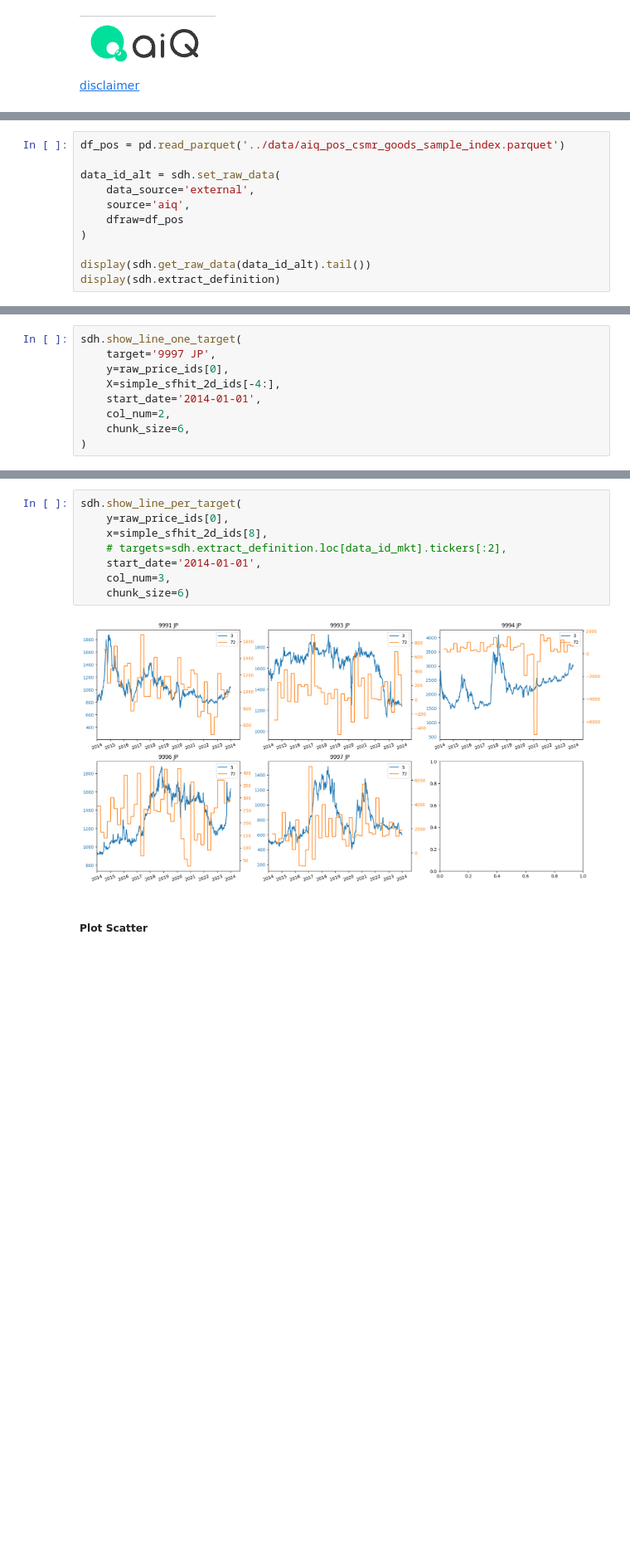
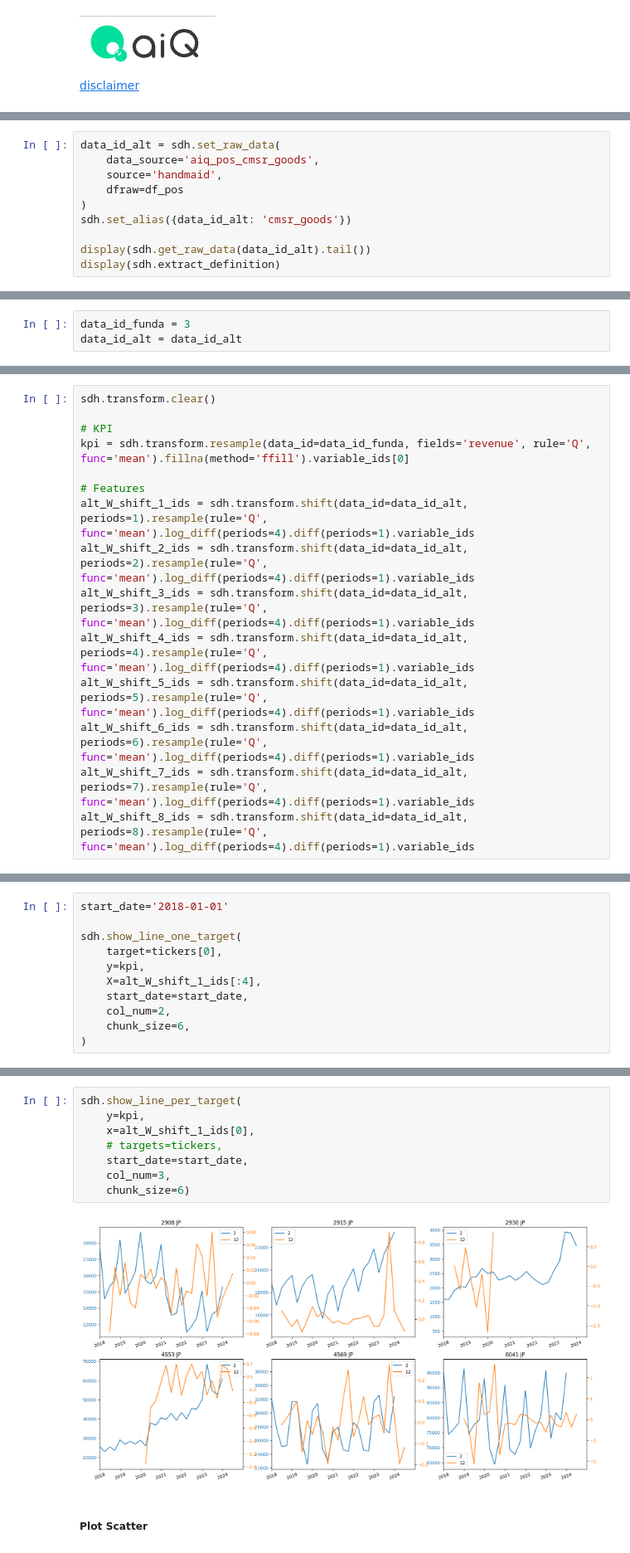
Before and after one commit to aiqindex/sample_notebooks, a Jupyter notebook: components/data_handler.ipynb, the cells around one changed output, grey strips where cells are left out. Shown at 83% size. Drawn from its saved outputs; the diff is of its cells as text; blank space fills up the shorter version.

Commit message:
update samples

```diff
--- a/components/data_handler.ipynb
+++ b/components/data_handler.ipynb
@@ -119,11 +306,10 @@ sdh.get_raw_data(data_id_funda).tail()
 # %%
-df_pos = pd.read_parquet('../data/aiq_pos_csmr_goods_sample_index.parquet')
-
 data_id_alt = sdh.set_raw_data(
-    data_source='external',
-    source='aiq',
+    data_source='aiq_pos_cmsr_goods',
+    source='handmaid',
     dfraw=df_pos
 )
+sdh.set_alias({data_id_alt: 'cmsr_goods'})
 
 display(sdh.get_raw_data(data_id_alt).tail())
 display(sdh.extract_definition)
@@ -153 +334,4 @@ display(sdh.extract_definition)
+# %%
+data_id_funda = 3
+data_id_alt = data_id_alt
 # %% [markdown]
@@ -156 +340,16 @@ display(sdh.extract_definition)
+# %%
+sdh.transform.clear()
+
+# KPI
+kpi = sdh.transform.resample(data_id=data_id_funda, fields='revenue', rule='Q', func='mean').fillna(method='ffill').variable_ids[0]
+
+# Features
+alt_W_shift_1_ids = sdh.transform.shift(data_id=data_id_alt, periods=1).resample(rule='Q', func='mean').log_diff(periods=4).diff(periods=1).variable_ids
+alt_W_shift_2_ids = sdh.transform.shift(data_id=data_id_alt, periods=2).resample(rule='Q', func='mean').log_diff(periods=4).diff(periods=1).variable_ids
+alt_W_shift_3_ids = sdh.transform.shift(data_id=data_id_alt, periods=3).resample(rule='Q', func='mean').log_diff(periods=4).diff(periods=1).variable_ids
+alt_W_shift_4_ids = sdh.transform.shift(data_id=data_id_alt, periods=4).resample(rule='Q', func='mean').log_diff(periods=4).diff(periods=1).variable_ids
+alt_W_shift_5_ids = sdh.transform.shift(data_id=data_id_alt, periods=5).resample(rule='Q', func='mean').log_diff(periods=4).diff(periods=1).variable_ids
+alt_W_shift_6_ids = sdh.transform.shift(data_id=data_id_alt, periods=6).resample(rule='Q', func='mean').log_diff(periods=4).diff(periods=1).variable_ids
+alt_W_shift_7_ids = sdh.transform.shift(data_id=data_id_alt, periods=7).resample(rule='Q', func='mean').log_diff(periods=4).diff(periods=1).variable_ids
+alt_W_shift_8_ids = sdh.transform.shift(data_id=data_id_alt, periods=8).resample(rule='Q', func='mean').log_diff(periods=4).diff(periods=1).variable_ids
 # %% [markdown]
@@ -250,9 +433,11 @@ display(sdh.get_transformed_data(variables=sma_log_diff_shift_3d_fids).tail())
 # %%
+start_date='2018-01-01'
+
 sdh.show_line_one_target(
-    target='9997 JP',
-    y=raw_price_ids[0],
-    X=simple_sfhit_2d_ids[-4:],
-    start_date='2014-01-01',
+    target=tickers[0],
+    y=kpi,
+    X=alt_W_shift_1_ids[:4],
+    start_date=start_date,
     col_num=2,
     chunk_size=6,
 )
@@ -263,13 +448,13 @@ sdh.show_line_one_target(
 # %%
 sdh.show_line_per_target(
-    y=raw_price_ids[0],
-    x=simple_sfhit_2d_ids[8],
-    # targets=sdh.extract_definition.loc[data_id_mkt].tickers[:2],
-    start_date='2014-01-01',
+    y=kpi,
+    x=alt_W_shift_1_ids[0],
+    # targets=tickers,
+    start_date=start_date,
     col_num=3,
     chunk_size=6)
 # %% [output]
-[figure, old version]
+[figure, new version]
 # %% [markdown]
 
 ##### Plot Scatter
```
Also changed, not shown: parts of 154 cells of this notebook, 1 other file.
